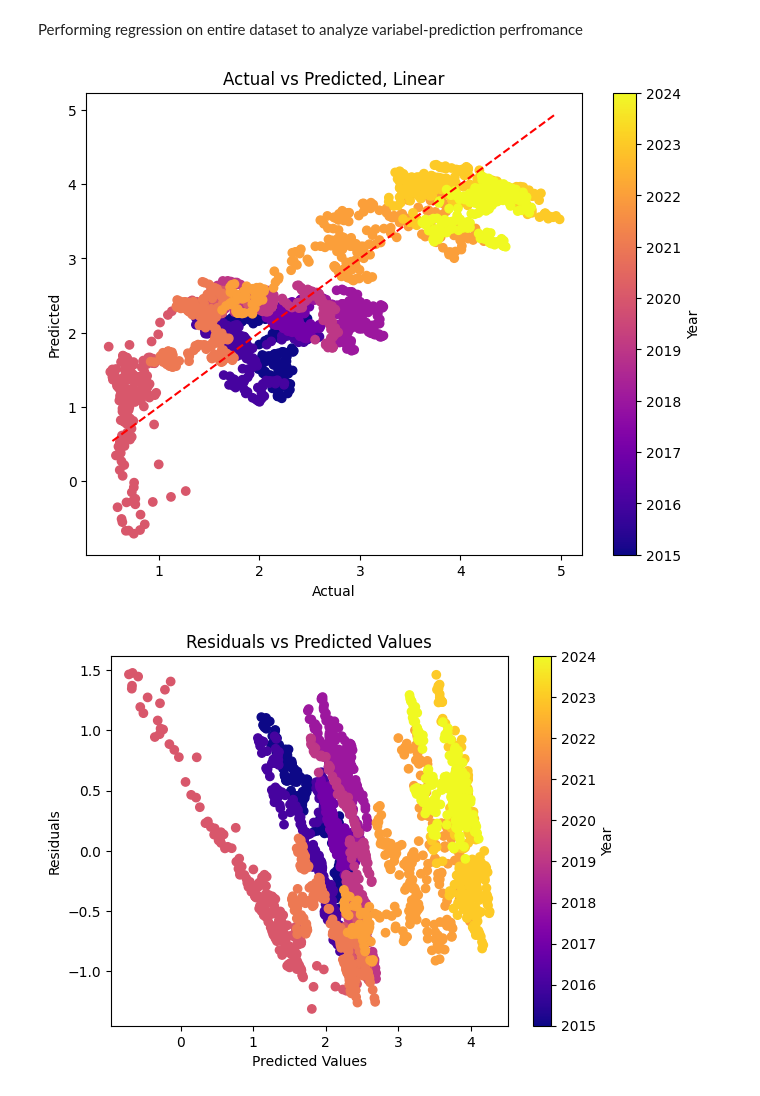
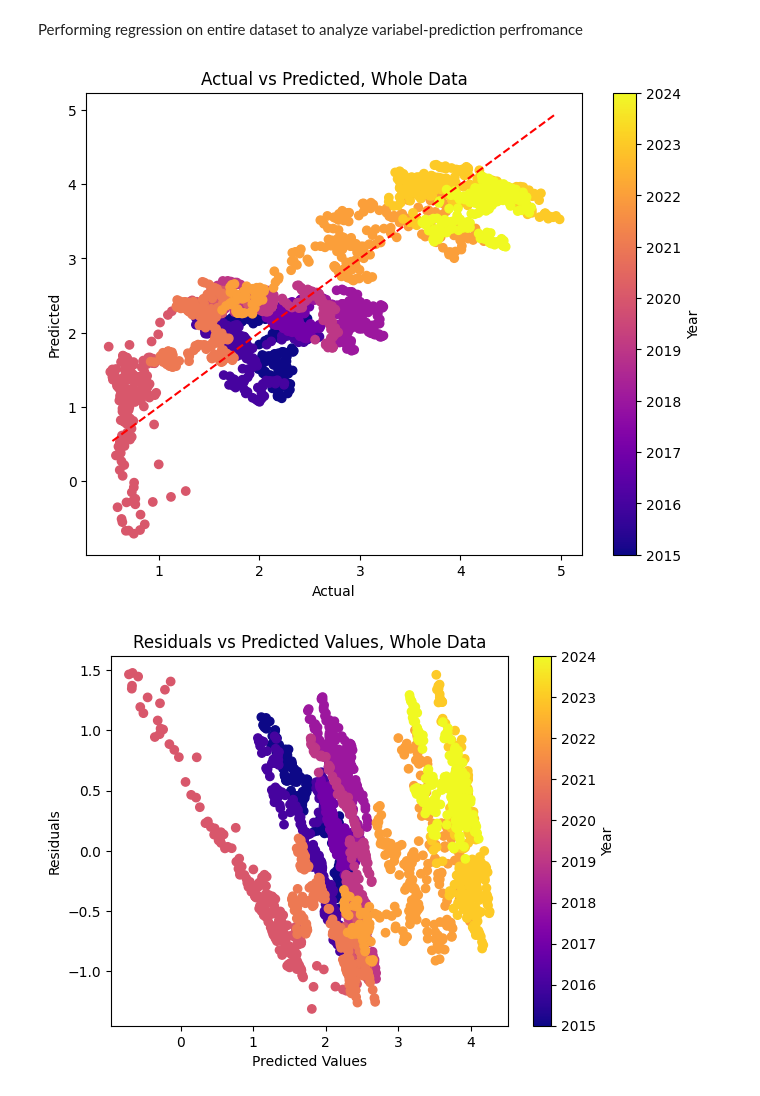
Before and after one commit to MichaelRicardo77/DS2500Proj, a Jupyter notebook: initial_working.ipynb, the cells around one changed output. Drawn from its saved outputs; the diff is of its cells as text; code cells hidden in the pictures.

```diff
--- a/initial_working.ipynb
+++ b/initial_working.ipynb
@@ -14,8 +14,8 @@ import seaborn as sns
 # %%
 def fetch_ticker_data(ticker):
     """
-    Fetches data yfinance library from yahoo finance given a start date in datetime format
-    until the most recent market trading day. Normalizes timezones and removes timzone for simplicity.argmax
+    Fetches data from the yfinance library from yahoo finance given a start date in datetime format
+    until the most recent market trading day. Normalizes timezones and removes timzone for simplicity.
 
     Args:
         ticker(str): Representing the offical company or instrument stock ticker, given ^ intially if an index
@@ -163,10 +165,10 @@ Regressions:
 def linreg_predict(X, y):
     """Predicts y vals for a given df or array using skylearn linear_regression_model
     Args:
-        X (dataframe): 1 or multiple df converting into 2d array as independent variables
-        y (dataframe): 1 df or 1d array as dependent variables
+        X (dataframe): 1 or multiple df cols pulled in as independent variables
+        y (dataframe): 1 df col as dependent variables
     Returns:
-        dct(dictionary): Containing ypreds, resids, rmse, r2, MAE, coef, intercept
+        dct(dictionary): Containing ypreds, resids, rmse, r2, MAE, coef, intercept after regression
     """
 
     linear_regression_model = LinearRegression()
@@ -243,30 +245,32 @@ plt.show()
 Performing regression on entire dataset to analyze variabel-prediction perfromance
 # %%
 #Regressing on entire dataset for analysis upon individual forces
-linear_reg_output = linreg_predict(X,y)
-resids = linear_reg_output['resids']
-ypreds = linear_reg_output['ypreds']
-y = np.array(y)
+linear_reg_whole = linreg_predict(X,y)
+# %%
+#Declalrations for plots
+resids = linear_reg_whole['resids']
+ypreds = linear_reg_whole['ypreds']
+coefs = linear_reg_whole['coef']
 # %%
-# Visualization: Actual vs Predicted
+#Visualization: Actual vs Predicted
 plt.figure(figsize=(8, 6))
 plot = plt.scatter(y, ypreds, c=final_df['year'],cmap='plasma')
 plt.plot([min(y_test), max(y_test)], [min(y_test), max(y_test)], '--', color='red')
 plt.colorbar(plot, label='Year')
 plt.xlabel('Actual')
 plt.ylabel('Predicted')
-plt.title('Actual vs Predicted, Linear')
+plt.title('Actual vs Predicted, Whole Data')
 plt.show()
 # %% [output]
-[figure, old version]
+[figure, new version]
 # %%
-# Residual plot
+#Visualization: Residual vs Predicted plot
 plot = plt.scatter(ypreds, resids, c=final_df['year'],cmap='plasma')
 plt.colorbar(plot, label='Year')
 plt.xlabel("Predicted Values")
 plt.ylabel("Residuals")
-plt.title("Residuals vs Predicted Values")
+plt.title("Residuals vs Predicted Values, Whole Data")
 plt.show()
 # %% [output]
-[figure, old version]
+[figure, new version]
 # %%
```
Also changed, not shown: parts of 25 cells of this notebook.
